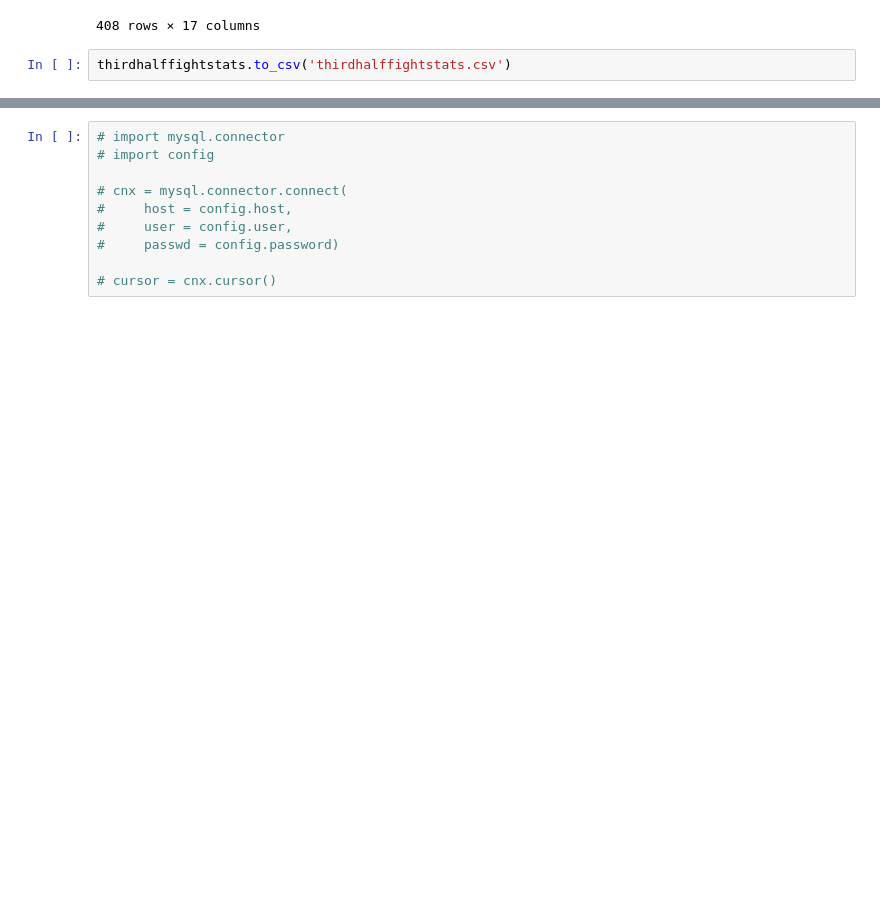
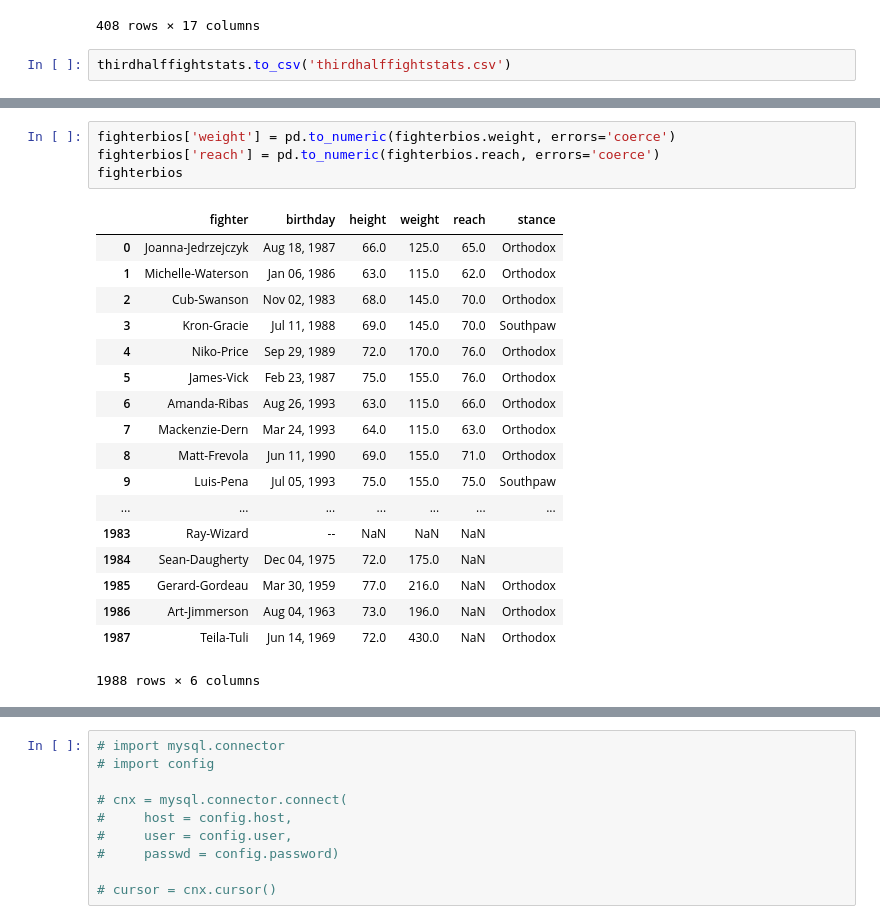
Before and after one commit to hmnathel/UFC_predict, a Jupyter notebook: ufc_stats_data.ipynb, the cells around one changed output, grey strips where cells are left out. Saved outputs shown, nothing was run; the diff lists cells and outputs as text; blank space fills up the shorter version.

```diff
--- a/ufc_stats_data.ipynb
+++ b/ufc_stats_data.ipynb
@@ -457,0 +859,23 @@ thirdhalffightstats.to_csv('thirdhalffightstats.csv')
+# %%
+fighterbios['weight'] = pd.to_numeric(fighterbios.weight, errors='coerce')
+fighterbios['reach'] = pd.to_numeric(fighterbios.reach, errors='coerce')
+fighterbios
+# %% [output]
+|  | fighter | birthday | height | weight | reach | stance |
+| 0 | Joanna-Jedrzejczyk | Aug 18, 1987 | 66.0 | 125.0 | 65.0 | Orthodox |
+| 1 | Michelle-Waterson | Jan 06, 1986 | 63.0 | 115.0 | 62.0 | Orthodox |
+| 2 | Cub-Swanson | Nov 02, 1983 | 68.0 | 145.0 | 70.0 | Orthodox |
+| 3 | Kron-Gracie | Jul 11, 1988 | 69.0 | 145.0 | 70.0 | Southpaw |
+| 4 | Niko-Price | Sep 29, 1989 | 72.0 | 170.0 | 76.0 | Orthodox |
+| 5 | James-Vick | Feb 23, 1987 | 75.0 | 155.0 | 76.0 | Orthodox |
+| 6 | Amanda-Ribas | Aug 26, 1993 | 63.0 | 115.0 | 66.0 | Orthodox |
+| 7 | Mackenzie-Dern | Mar 24, 1993 | 64.0 | 115.0 | 63.0 | Orthodox |
+| 8 | Matt-Frevola | Jun 11, 1990 | 69.0 | 155.0 | 71.0 | Orthodox |
+| 9 | Luis-Pena | Jul 05, 1993 | 75.0 | 155.0 | 75.0 | Southpaw |
+| ... | ... | ... | ... | ... | ... | ... |
+| 1983 | Ray-Wizard | -- | NaN | NaN | NaN |  |
+| 1984 | Sean-Daugherty | Dec 04, 1975 | 72.0 | 175.0 | NaN |  |
+| 1985 | Gerard-Gordeau | Mar 30, 1959 | 77.0 | 216.0 | NaN | Orthodox |
+| 1986 | Art-Jimmerson | Aug 04, 1963 | 73.0 | 196.0 | NaN | Orthodox |
+| 1987 | Teila-Tuli | Jun 14, 1969 | 72.0 | 430.0 | NaN | Orthodox |
+1988 rows × 6 columns
```
Also changed, not shown: parts of 33 cells of this notebook, 9 other files.
